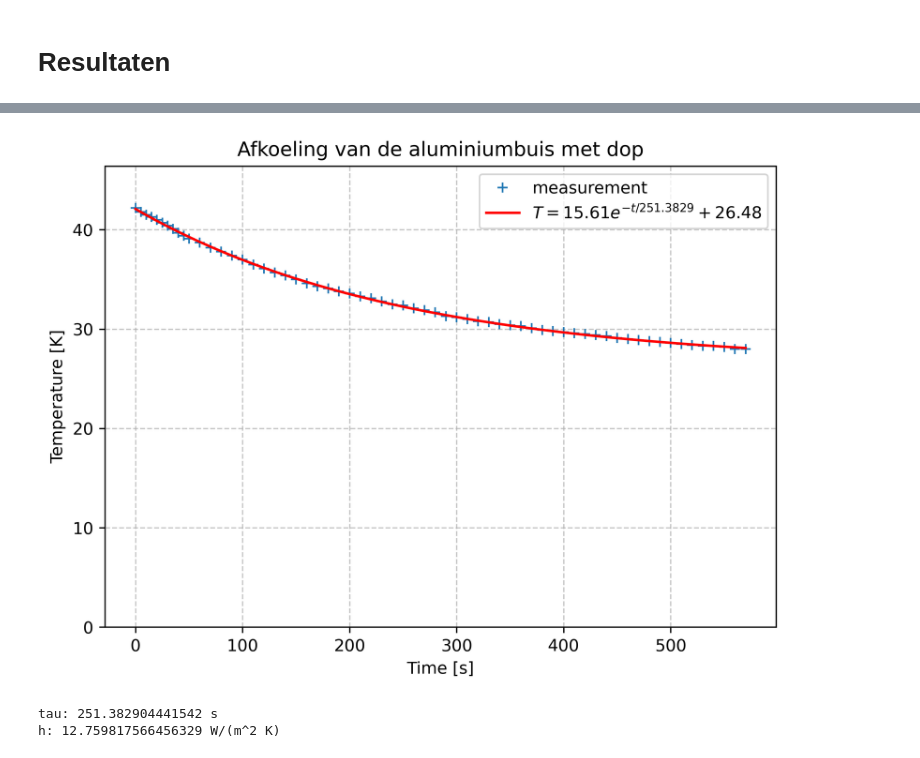
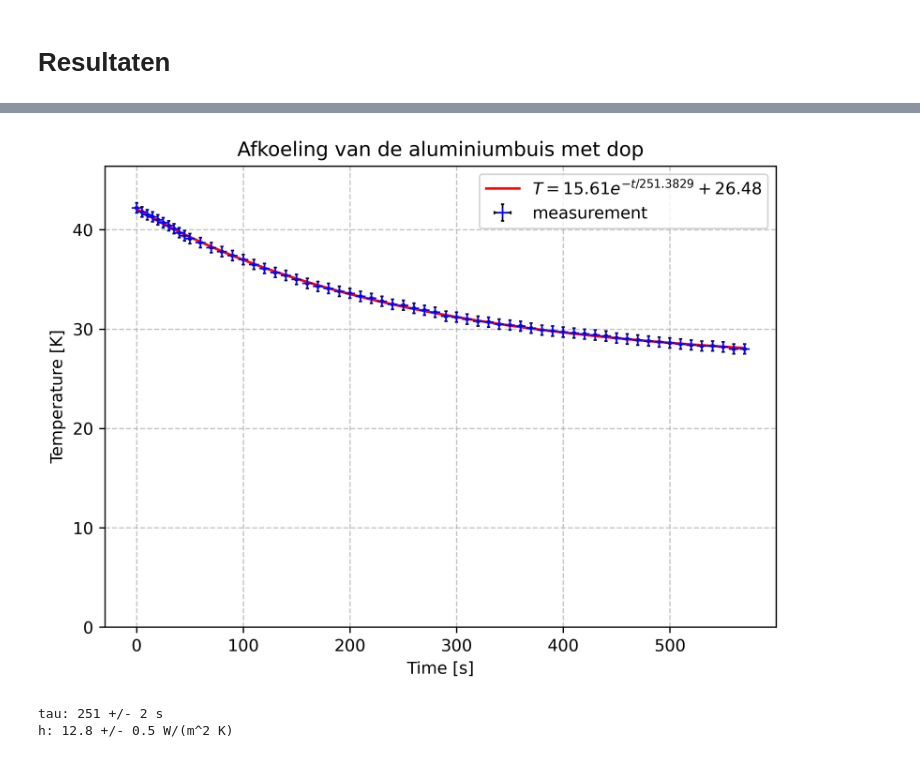
Before and after one commit to swerleman/IP2-Portfolio, a Jupyter notebook: Content/Labs/koelbuis.ipynb, the cells around one changed output, grey strips where cells are left out. Drawn from its saved outputs; the diff is of its cells as text; code cells hidden in the pictures.

```diff
--- a/Content/Labs/koelbuis.ipynb
+++ b/Content/Labs/koelbuis.ipynb
@@ -267,6 +276,9 @@ T_grond_infraroodsensor/ omgevingstemperatuur: 21.2 graden
 # %%
 # Hier de data en de analyse
 # configuratie 1 zonder dop
+# onzekerheden
+u_t = 1.0    # Onzekerheid in tijd (1 seconde reactietijd)
+u_T = 0.5    # Onzekerheid in temperatuur (0.5 K voor de thermometer)
 
 def exp_func(t, A, tau, T_omg):
     # A is verschiltemperatuur met omgeving aan start
@@ -293,7 +305,8 @@ plt.figure(dpi=450)
 plt.xlabel('Time [s]')
 plt.ylabel('Temperature [K]')
 plt.title('Afkoeling van de aluminiumbuis zonder dop')
-plt.plot(times, temps, '+', color='green', label='measurement')
+plt.errorbar(times, temps, xerr=u_t, yerr=u_T, fmt='+', color='green',
+             ecolor='red', elinewidth=1, capsize=1, label='measurement')
 plt.plot(times, y_fit, '-', color='orange',
          label='$T = %0.2f e^{-t/%0.4f} + %0.2f$' % (A_exp, tau_exp, T_omg_exp))
 plt.ylim(bottom=0, top= 1.1* max(temps))
@@ -301,10 +314,15 @@ plt.legend()
 plt.grid(True, linestyle='--', alpha=0.7)
 plt.tight_layout()
 plt.show()
-print("tau:", tau_exp, "s")
+
+perr = np.sqrt(np.diag(pocv))
+u_tau = perr[1]
+print(f"tau: {tau_exp:.0f} +/- {u_tau:.0f} s")
 h_exp = (warmtecapaciteit) / (tau_exp * buitenoppervlak)
-
-print("h:",h_exp, "W/(m^2 K)") # warmteoverdrachtscoëfficiënt in W/m^2 K
+u_h_exp = h_exp * np.sqrt((u_soortelijke_warmte_aluminium / soortelijke_warmte_aluminium)**2 +
+    (u_tau / tau_exp)**2 +
+    (u_buitenoppervlak / buitenoppervlak)**2)
+print(f"h: {h_exp:.2f} +/- {u_h_exp:.2f} W/(m^2 K)")
 # Sla figuren op met
 #
 # plt.savefig("Figuren/naam.png", dpi=450)
@@ -318,47 +336,49 @@ h: 21.376493214957456 W/(m^2 K)
 
 def exp_func(t, A, tau, T_omg):
     # A is verschiltemperatuur met omgeving aan start
     # tau is de karakteristieke tijd voor de koeling
     # T_omg is de omgevingstemperatuur
     return (A * np.exp(-t/tau) + T_omg)
 
-buitenoppervlak = 0.15829857062908248 # bepaal zelf in m^2
-warmtecapaciteit = 507.75849514984503 # bepaal de warmtecapaciteit in J/K
-
 times = np.cumsum(np.concatenate((np.ones(11)*5, np.ones(52)*10))) - 5
 temps = np.array([42.2,41.8 ,41.5 ,41.3 ,41.0 ,40.7 ,40.4 ,40.1 ,39.7 ,39.4 ,39.1  , 38.7 ,38.2 ,37.8 ,37.4, 37.0, 36.5, 36.1, 35.7, 35.4, 35.0, 34.6, 34.3, 34.1, 33.8, 33.6, 33.3, 33.1, 32.8, 32.5, 32.4, 32.1, 31.9, 31.7, 31.3, 31.2, 31.0, 30.8, 30.7, 30.5, 30.4, 30.3, 30.1, 29.9, 29.8, 29.7, 29.6, 29.5, 29.4, 29.3, 29.1, 29.0, 28.9, 28.8, 28.7, 28.6, 28.5, 28.4, 28.3, 28.3, 28.2, 28.0, 28.0])
 
 # pas beginwaardes aan naar schatting
 # Het aantal maxfev moet wellicht hoger voor goede convergentie van de waarde
-popt, pocv = curve_fit(exp_func, times, temps, p0=[21.0, 100, 21.2], maxfev=5000)
+popt2, pocv2 = curve_fit(exp_func, times, temps, p0=[21.0, 100, 21.2], maxfev=5000)
 
-A_exp, tau_exp, T_omg_exp = popt
+A_exp, tau_exp, T_omg_exp = popt2
 
-y_fit = exp_func(times, *popt)
+y_fit = exp_func(times, *popt2)
 
 plt.figure(dpi=450)
 plt.xlabel('Time [s]')
 plt.ylabel('Temperature [K]')
 plt.title('Afkoeling van de aluminiumbuis met dop')
-plt.plot(times, temps, '+', label='measurement')
+plt.errorbar(times, temps, xerr=u_t, yerr=u_T, fmt='+', color='blue',
+             ecolor='black', elinewidth=1, capsize=1, label='measurement')
 plt.plot(times, y_fit, 'r-',
          label='$T = %0.2f e^{-t/%0.4f} + %0.2f$' % (A_exp, tau_exp, T_omg_exp))
 plt.ylim(bottom=0, top= 1.1* max(temps))
 plt.legend()
 plt.grid(True, linestyle='--', alpha=0.7)
 plt.tight_layout()
 plt.show()
-print("tau:", tau_exp, "s")
-h_exp = (warmtecapaciteit) / (tau_exp * buitenoppervlak)
-
-print("h:",h_exp, "W/(m^2 K)") # warmteoverdrachtscoëfficiënt in W/m^2 K
+gerr = np.sqrt(np.diag(pocv2))
+u_tau2 = gerr[1]
+print(f"tau: {tau_exp:.0f} +/- {u_tau2:.0f} s")
+h_exp2 = (warmtecapaciteit) / (tau_exp * buitenoppervlak)
+u_h_exp2 = h_exp2 * np.sqrt((u_soortelijke_warmte_aluminium / soortelijke_warmte_aluminium)**2 +
+    (u_tau2 / tau_exp)**2 +
+    (u_buitenoppervlak / buitenoppervlak)**2)
+print(f"h: {h_exp2:.1f} +/- {u_h_exp2:.1f} W/(m^2 K)") # warmteoverdrachtscoëfficiënt in W/m^2 K
 # Sla figuren op met
 #
 # plt.savefig("Figuren/naam.png", dpi=450)
 # %% [output]
-[figure, old version]
+[figure, new version]
-tau: 251.382904441542 s
-h: 12.759817566456329 W/(m^2 K)
+tau: 251 +/- 2 s
+h: 12.8 +/- 0.5 W/(m^2 K)
 # %% [markdown]
 # Discussie en conclusie
 
```
Also changed, not shown: parts of 3 cells of this notebook.
